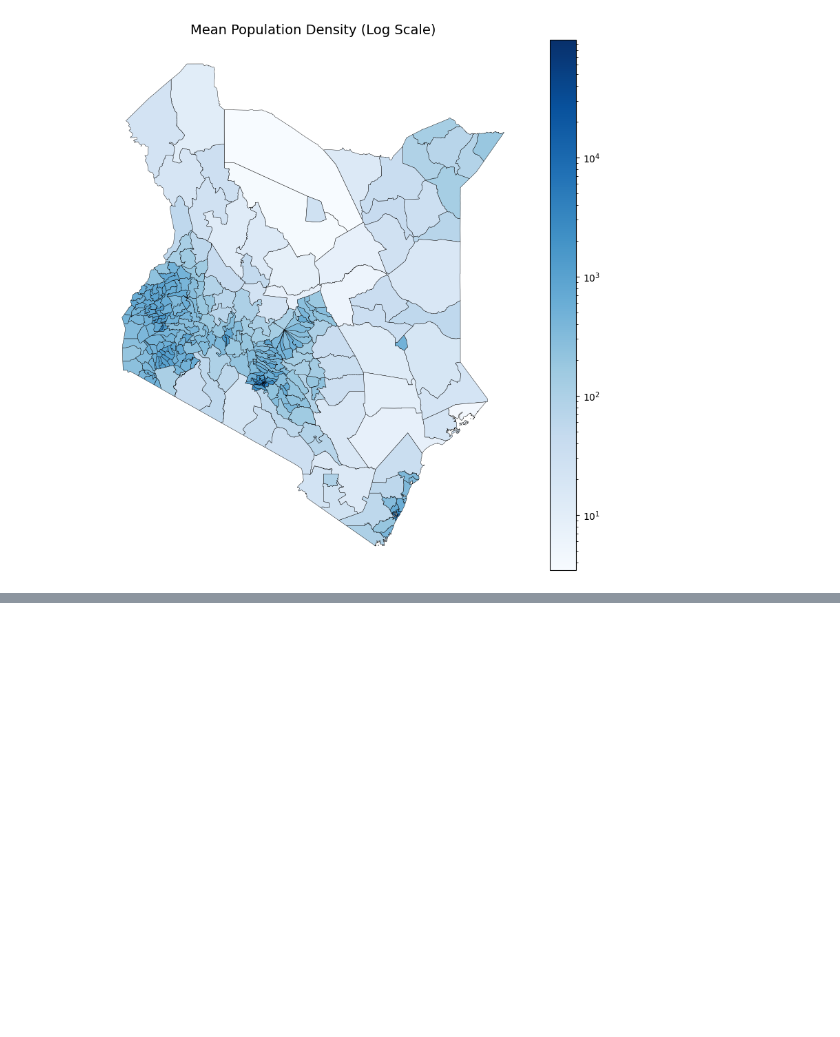
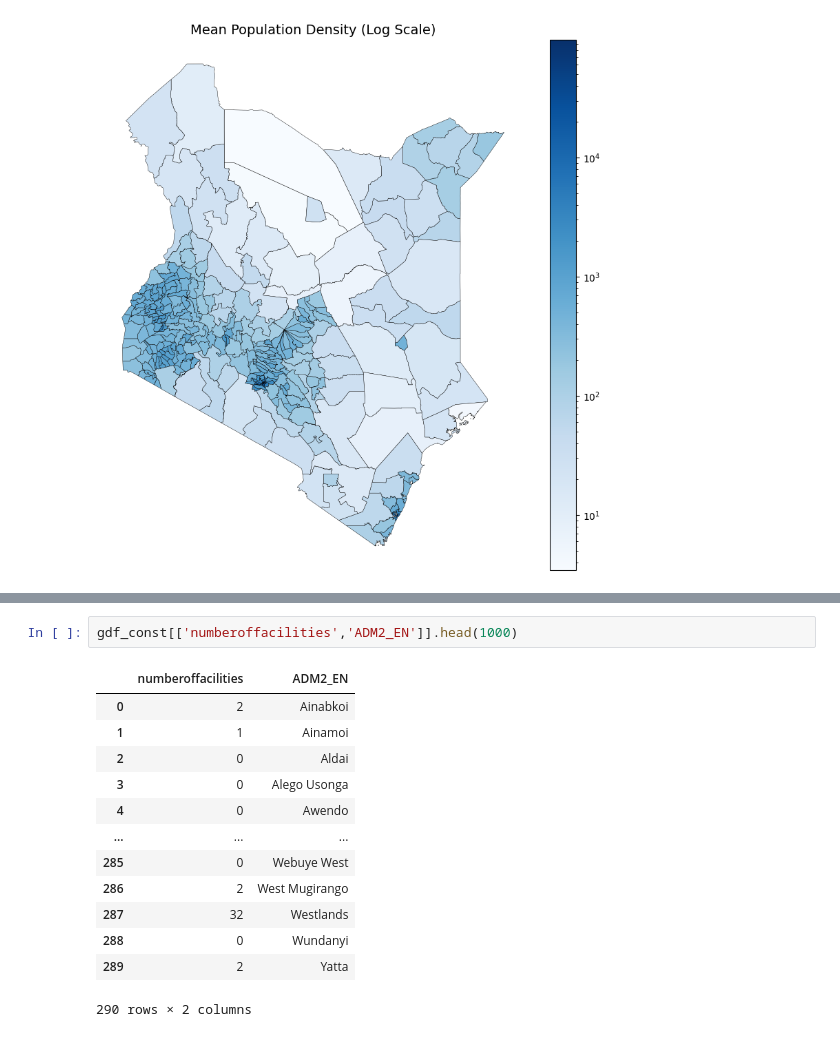
Before and after one commit to jamesmuiru/mlfccourse, a Jupyter notebook: Healthcare_Infrastructure_Optimization_in_Central_Kenya.ipynb, the cells around one changed output, grey strips where cells are left out. Cells and saved outputs as stored; diff of their text form; blank space fills up the shorter version.

```diff
--- a/Healthcare_Infrastructure_Optimization_in_Central_Kenya.ipynb
+++ b/Healthcare_Infrastructure_Optimization_in_Central_Kenya.ipynb
@@ -703,0 +1268,16 @@ plt.show()
+# %%
+gdf_const[['numberoffacilities','ADM2_EN']].head(1000)
+# %% [output]
+|  | numberoffacilities | ADM2_EN |
+| 0 | 2 | Ainabkoi |
+| 1 | 1 | Ainamoi |
+| 2 | 0 | Aldai |
+| 3 | 0 | Alego Usonga |
+| 4 | 0 | Awendo |
+| ... | ... | ... |
+| 285 | 0 | Webuye West |
+| 286 | 2 | West Mugirango |
+| 287 | 32 | Westlands |
+| 288 | 0 | Wundanyi |
+| 289 | 2 | Yatta |
+290 rows × 2 columns
```
Also changed, not shown: parts of 17 cells of this notebook.
